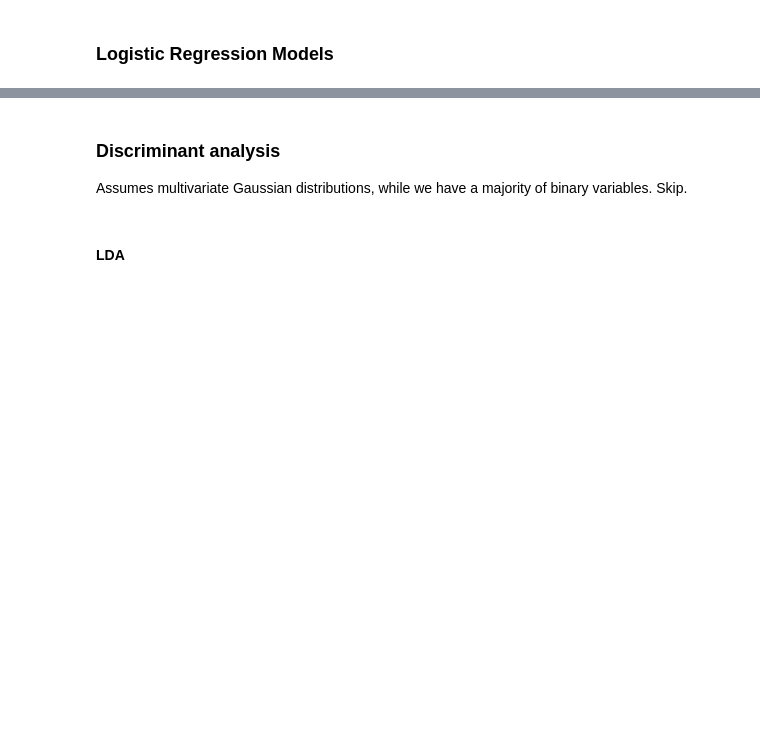
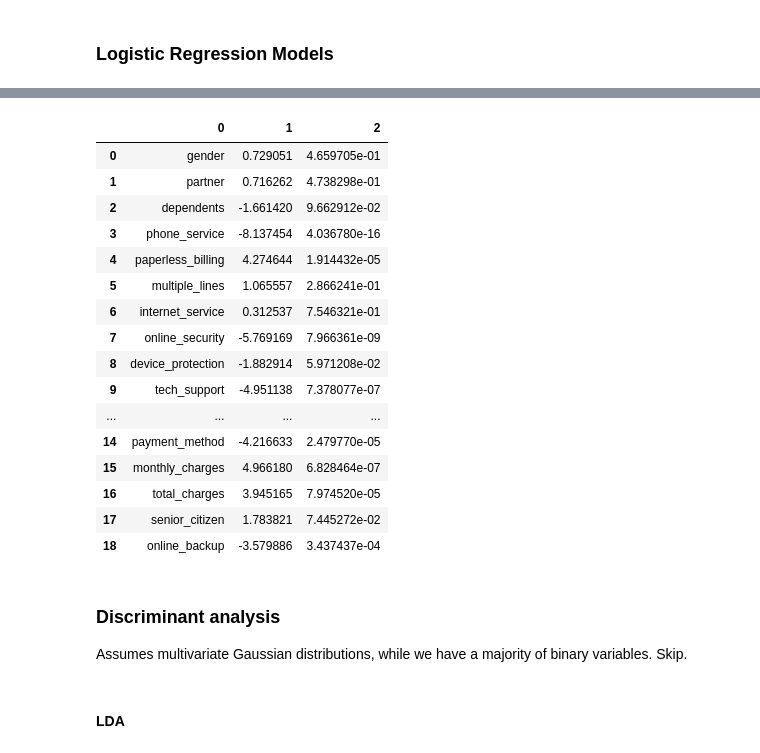
Before and after one commit to akshaysundar3/telco_prediction, a Jupyter notebook: testing_classifiers.ipynb, the cells around one changed output, grey strips where cells are left out. Cells and saved outputs as stored; diff of their text form; code cells hidden in the pictures; blank space fills up the shorter version.

```diff
--- a/testing_classifiers.ipynb
+++ b/testing_classifiers.ipynb
@@ -62,3 +109,29 @@ print(np.mean(gen_error_lrb))
+# %%
+lr1 = LogisticReg(solver="lbfgs", random_state=0)
+lr1.fit(X,y)
+z = lr1.z_scores
+p = lr1.p_values
+zipped = list(zip(list(features), z, p))
+lr1_summary = pd.DataFrame(zipped)
+lr1_summary
+# %% [output]
+|  | 0 | 1 | 2 |
+| 0 | gender | 0.729051 | 4.659705e-01 |
+| 1 | partner | 0.716262 | 4.738298e-01 |
+| 2 | dependents | -1.661420 | 9.662912e-02 |
+| 3 | phone_service | -8.137454 | 4.036780e-16 |
+| 4 | paperless_billing | 4.274644 | 1.914432e-05 |
+| 5 | multiple_lines | 1.065557 | 2.866241e-01 |
+| 6 | internet_service | 0.312537 | 7.546321e-01 |
+| 7 | online_security | -5.769169 | 7.966361e-09 |
+| 8 | device_protection | -1.882914 | 5.971208e-02 |
+| 9 | tech_support | -4.951138 | 7.378077e-07 |
+| ... | ... | ... | ... |
+| 14 | payment_method | -4.216633 | 2.479770e-05 |
+| 15 | monthly_charges | 4.966180 | 6.828464e-07 |
+| 16 | total_charges | 3.945165 | 7.974520e-05 |
+| 17 | senior_citizen | 1.783821 | 7.445272e-02 |
+| 18 | online_backup | -3.579886 | 3.437437e-04 |
 # %%
 # Ridge Logistic Regression
 
```
Also changed, not shown: parts of 18 cells of this notebook.
